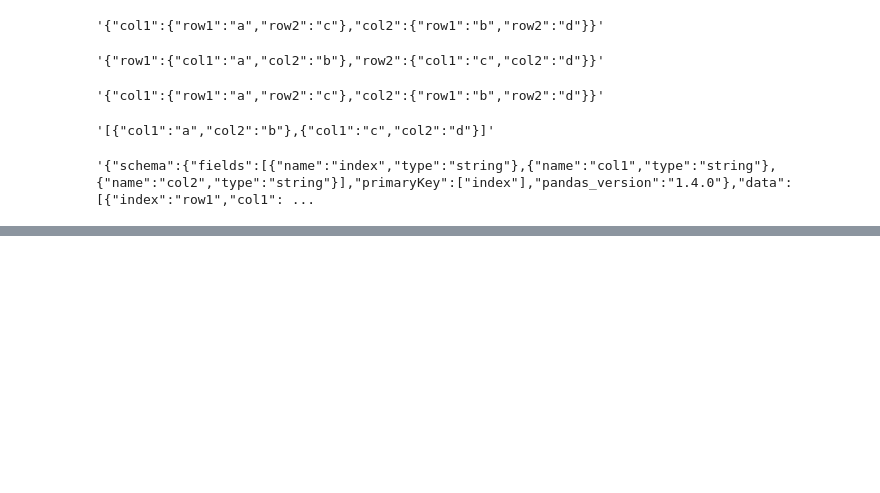
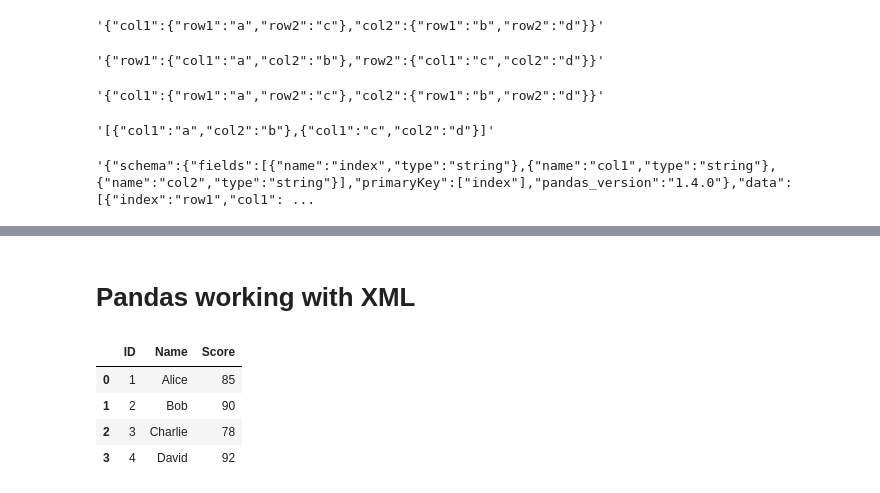
Before and after one commit to SejalKumari011/Python-Libraries, a Jupyter notebook: pandas.ipynb, the cells around one changed output, grey strips where cells are left out. Saved outputs shown, nothing was run; the diff lists cells and outputs as text; code cells hidden in the pictures; blank space fills up the shorter version.

Commit message:
Chnages made in pandas file

```diff
--- a/pandas.ipynb
+++ b/pandas.ipynb
@@ -390,0 +462,10 @@ schema={"schema":{"fields":[{"name":"index","type":"string"},{"name":"col1","typ
+# %% [markdown]
+#  Pandas working with XML
+# %%
+pd.read_xml('test.xml')
+# %% [output]
+|  | ID | Name | Score |
+| 0 | 1 | Alice | 85 |
+| 1 | 2 | Bob | 90 |
+| 2 | 3 | Charlie | 78 |
+| 3 | 4 | David | 92 |
```
Also changed, not shown: parts of 10 cells of this notebook, 2 other files.
